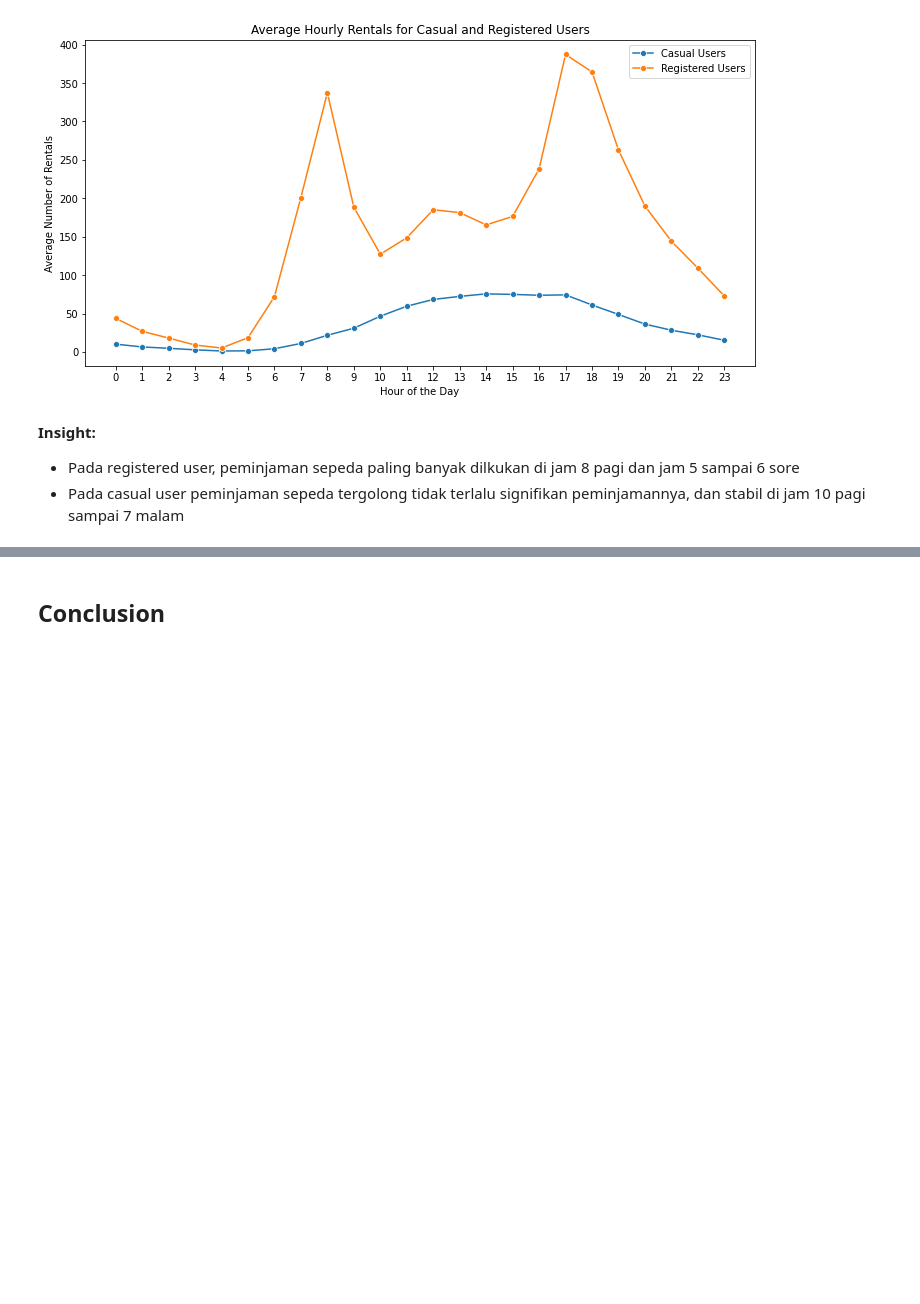
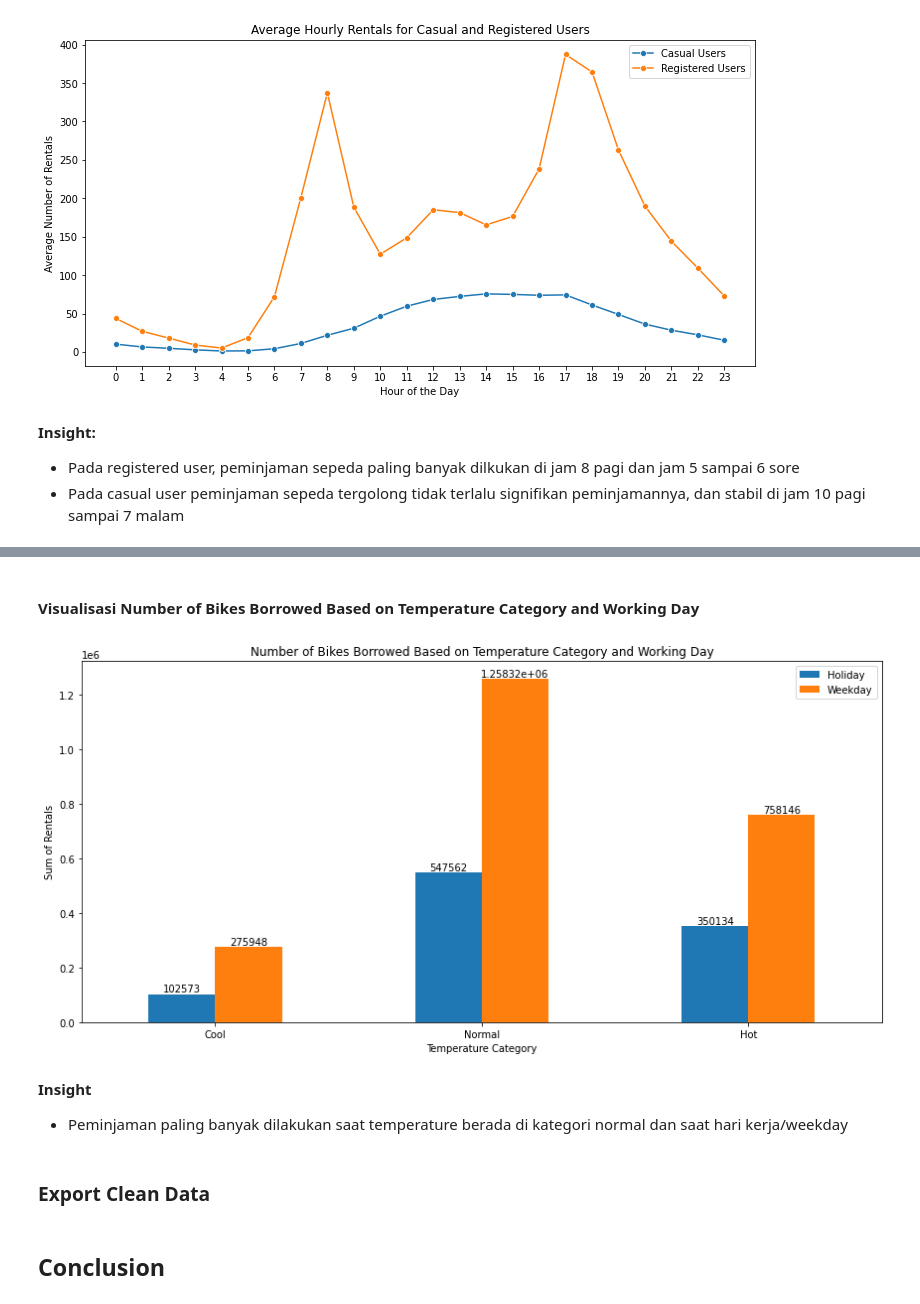
Before and after one commit to reinablqs/proyek_bike_sharing_analisis_data_dicoding, a Jupyter notebook: Proyek_Analisis_Data.ipynb, the cells around one changed output, grey strips where cells are left out. Cells and saved outputs as stored; diff of their text form; code cells hidden in the pictures; blank space fills up the shorter version.

```diff
--- a/Proyek_Analisis_Data.ipynb
+++ b/Proyek_Analisis_Data.ipynb
@@ -413,0 +472,10 @@ plt.show()
+# %%
+# Definisikan bins dan label
+bins = [0, 0.33, 0.66, 1]  # Rentang nilai untuk Cool, Normal, Hot
+labels = ['Cool', 'Normal', 'Hot']  # Label kategori
+
+# Membuat kolom baru 'temp_category' berdasarkan bins
+hour_df['temp_category'] = pd.cut(hour_df['temp'], bins=bins, labels=labels, include_lowest=True)
+
+# Menampilkan beberapa baris pertama untuk memeriksa hasil
+hour_df[['temp', 'temp_category']].sample(5)
@@ -413,0 +489,30 @@ plt.show()
+# %% [markdown]
+#### Visualisasi Number of Bikes Borrowed Based on Temperature Category and Working Day
+# %%
+# Grouping data berdasarkan 'temp_category' dan 'workingday', lalu menghitung total peminjaman ('cnt')
+grouped_data = hour_df.groupby(['temp_category', 'workingday'])['cnt'].sum().unstack()
+
+# Membuat plot bar
+ax = grouped_data.plot(kind='bar', figsize=(12, 6))
+
+# Menambahkan angka jumlah peminjaman pada setiap bar
+for p in ax.containers:
+    ax.bar_label(p, label_type='edge')  # Menampilkan angka di atas setiap bar
+
+# Menambahkan judul dan label
+plt.title('Number of Bikes Borrowed Based on Temperature Category and Working Day')
+plt.xlabel('Temperature Category')
+plt.ylabel('Sum of Rentals')
+plt.legend(labels=['Holiday', 'Weekday'])  # Ubah label sesuai dengan nilai di kolom working day
+plt.xticks(rotation=0)  # Mengatur posisi label di sumbu x agar tidak miring
+plt.tight_layout()  # Mengatur layout agar elemen grafik tidak saling bertumpukan
+
+# Tampilkan grafik
+plt.show()
+# %% [output]
+[figure, added]
+# %% [markdown]
+**Insight**
+- Peminjaman paling banyak dilakukan saat temperature berada di kategori normal dan saat hari kerja/weekday
+# %% [markdown]
+### Export Clean Data
```
Also changed, not shown: parts of 17 cells of this notebook, 4 other files.
